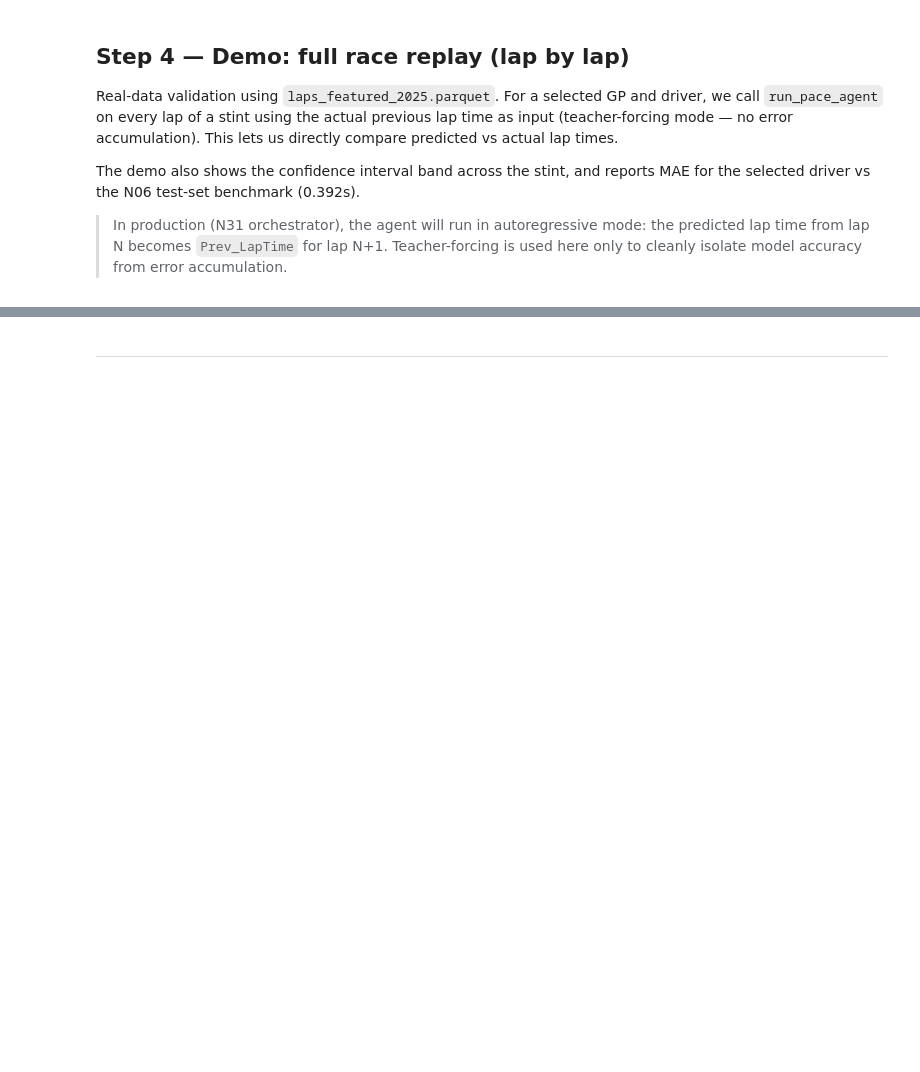
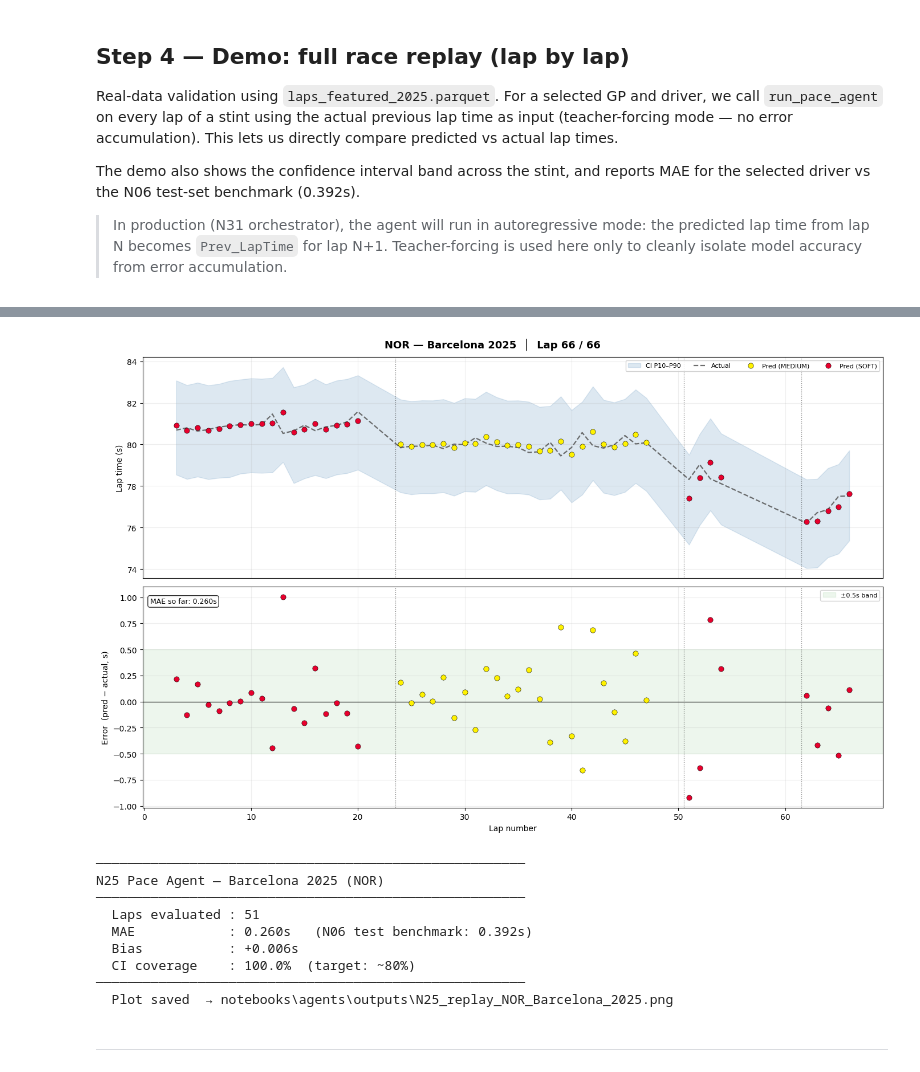
Before and after one commit to VforVitorio/F1-StratLab, a Jupyter notebook: notebooks/agents/N25_pace_agent.ipynb, the cells around one changed output, grey strips where cells are left out. Saved outputs shown, nothing was run; the diff lists cells and outputs as text; code cells hidden in the pictures; blank space fills up the shorter version.

Commit message:
adding new model outputs

```diff
--- a/notebooks/agents/N25_pace_agent.ipynb
+++ b/notebooks/agents/N25_pace_agent.ipynb
@@ -432,6 +461,6 @@ else:
 # %%
 # ── Step 4: Race replay — live updating plot ─────────────────────────────────
-REPLAY_DELAY = 5   # seconds between laps; set to 0 to disable
+REPLAY_DELAY = 1   # seconds between laps; set to 0 to disable
 COMPOUND_COLORS = {
     'SOFT':         '#E8002D',
     'MEDIUM':       '#FFF200',
@@ -553,33 +582,44 @@ for _, row in driver_laps.iterrows():
 
     plt.tight_layout()
     plt.show()
 
     if REPLAY_DELAY > 0:
         time.sleep(REPLAY_DELAY)
 
 # ── Final summary ─────────────────────────────────────────────────────────────
 df_results = pd.DataFrame(records)
 mae  = df_results['Error'].abs().mean()
 bias = df_results['Error'].mean()
 ci_coverage = (
     (df_results['Actual'] >= df_results['CI_P10']) &
     (df_results['Actual'] <= df_results['CI_P90'])
 ).mean() * 100
 
 print(f"\n{'─'*55}")
 print(f"N25 Pace Agent — {GP_DEMO} {YEAR_DEMO} ({DRIVER_DEMO})")
 print(f"{'─'*55}")
 print(f"  Laps evaluated : {len(df_results)}")
 print(f"  MAE            : {mae:.3f}s   (N06 test benchmark: 0.392s)")
 print(f"  Bias           : {bias:+.3f}s")
 print(f"  CI coverage    : {ci_coverage:.1f}%  (target: ~80%)")
 print(f"{'─'*55}")
 
 # Save final figure
 if fig is not None:
     plot_path = OUTPUTS_DIR / f'N25_replay_{DRIVER_DEMO}_{GP_DEMO}_{YEAR_DEMO}.png'
     fig.savefig(plot_path, dpi=120, bbox_inches='tight')
     print(f"  Plot saved  → {plot_path.relative_to(repo_root)}")
+# %% [output]
+[figure, added]
+───────────────────────────────────────────────────────
+N25 Pace Agent — Barcelona 2025 (NOR)
+───────────────────────────────────────────────────────
+  Laps evaluated : 51
+  MAE            : 0.260s   (N06 test benchmark: 0.392s)
+  Bias           : +0.006s
+  CI coverage    : 100.0%  (target: ~80%)
+───────────────────────────────────────────────────────
+  Plot saved  → notebooks\agents\outputs\N25_replay_NOR_Barcelona_2025.png
 # %% [markdown]
 ---
 # %% [markdown]
```
Also changed, not shown: parts of 7 cells of this notebook.
